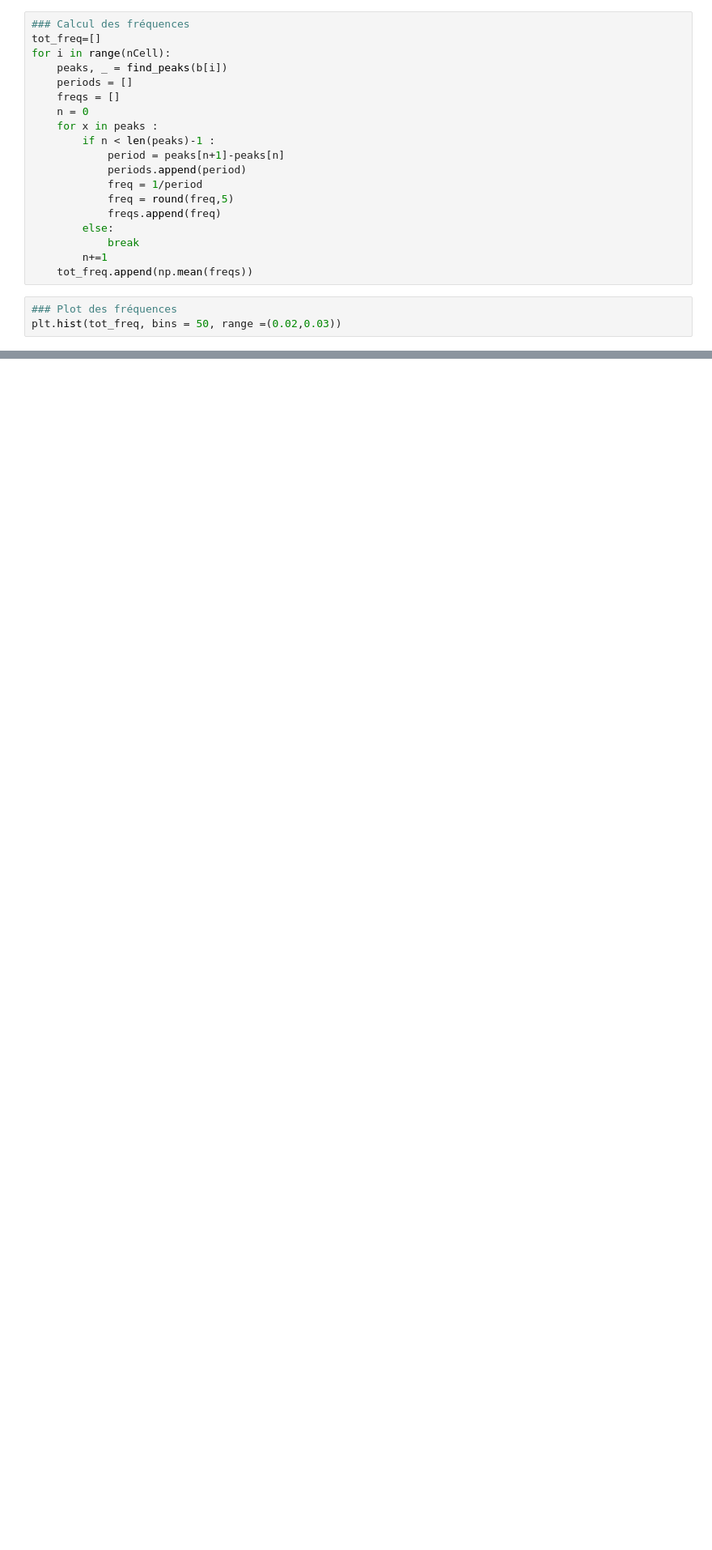
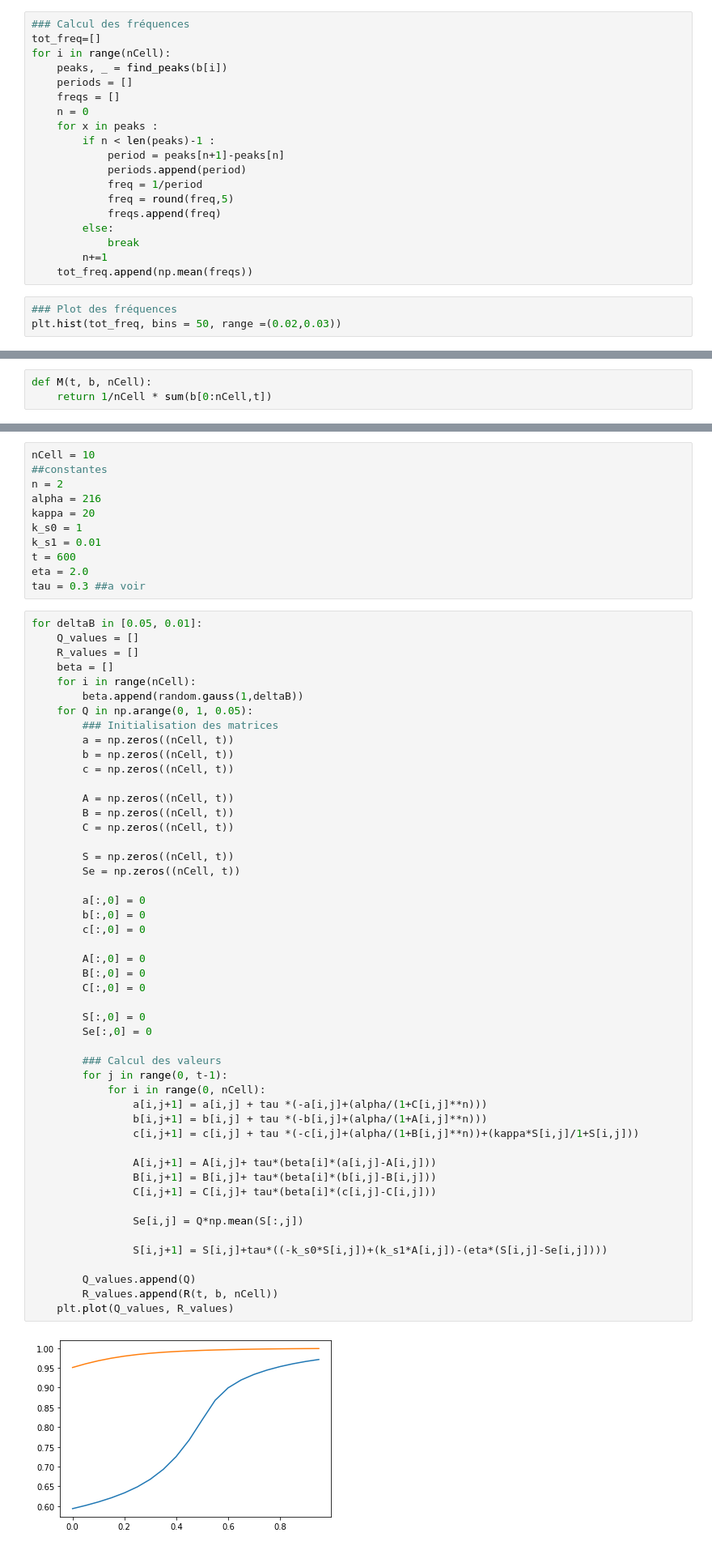
Before and after one commit to Wabognie/BS1_project, a Jupyter notebook: project.ipynb, the cells around one changed output, grey strips where cells are left out. Shown at 81% size. Drawn from its saved outputs; the diff is of its cells as text; blank space fills up the shorter version.

Commit message:
Calcul R

```diff
--- a/project.ipynb
+++ b/project.ipynb
@@ -277,0 +288,3 @@ plt.hist(tot_freq, bins = 50, range =(0.02,0.03))
+# %%
+def M(t, b, nCell):
+    return 1/nCell * sum(b[0:nCell,t])
@@ -277,0 +301,62 @@ plt.hist(tot_freq, bins = 50, range =(0.02,0.03))
+# %%
+nCell = 10
+##constantes
+n = 2
+alpha = 216
+kappa = 20
+k_s0 = 1
+k_s1 = 0.01
+t = 600
+eta = 2.0
+tau = 0.3 ##a voir
+# %%
+for deltaB in [0.05, 0.01]:
+    Q_values = []
+    R_values = []
+    beta = []
+    for i in range(nCell):
+        beta.append(random.gauss(1,deltaB))
+    for Q in np.arange(0, 1, 0.05):
+        ### Initialisation des matrices
+        a = np.zeros((nCell, t))
+        b = np.zeros((nCell, t))
+        c = np.zeros((nCell, t))
+
+        A = np.zeros((nCell, t))
+        B = np.zeros((nCell, t))
+        C = np.zeros((nCell, t))
+
+        S = np.zeros((nCell, t))
+        Se = np.zeros((nCell, t))
+
+        a[:,0] = 0
+        b[:,0] = 0
+        c[:,0] = 0
+
+        A[:,0] = 0
+        B[:,0] = 0
+        C[:,0] = 0
+
+        S[:,0] = 0
+        Se[:,0] = 0
+
+        ### Calcul des valeurs
+        for j in range(0, t-1):
+            for i in range(0, nCell):
+                a[i,j+1] = a[i,j] + tau *(-a[i,j]+(alpha/(1+C[i,j]**n)))
+                b[i,j+1] = b[i,j] + tau *(-b[i,j]+(alpha/(1+A[i,j]**n)))
+                c[i,j+1] = c[i,j] + tau *(-c[i,j]+(alpha/(1+B[i,j]**n))+(kappa*S[i,j]/1+S[i,j]))
+
+                A[i,j+1] = A[i,j]+ tau*(beta[i]*(a[i,j]-A[i,j]))
+                B[i,j+1] = B[i,j]+ tau*(beta[i]*(b[i,j]-B[i,j]))
+                C[i,j+1] = C[i,j]+ tau*(beta[i]*(c[i,j]-C[i,j]))
+
+                Se[i,j] = Q*np.mean(S[:,j])
+
+                S[i,j+1] = S[i,j]+tau*((-k_s0*S[i,j])+(k_s1*A[i,j])-(eta*(S[i,j]-Se[i,j])))
+
+        Q_values.append(Q)
+        R_values.append(R(t, b, nCell))
+    plt.plot(Q_values, R_values)
+# %% [output]
+[figure, added]
```
Also changed, not shown: parts of 10 cells of this notebook.
